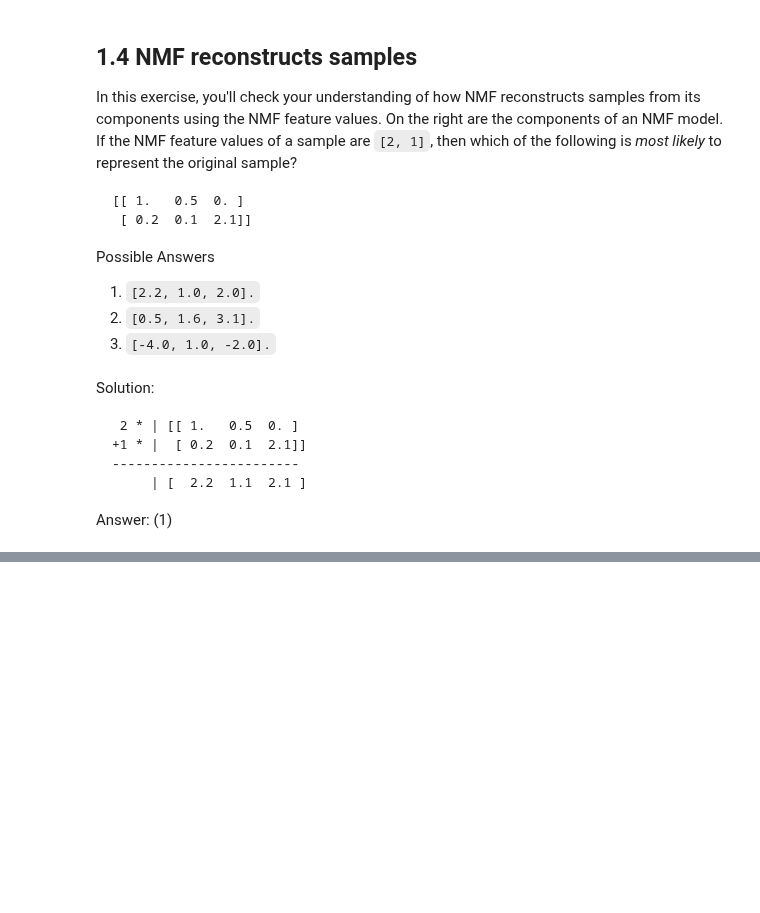
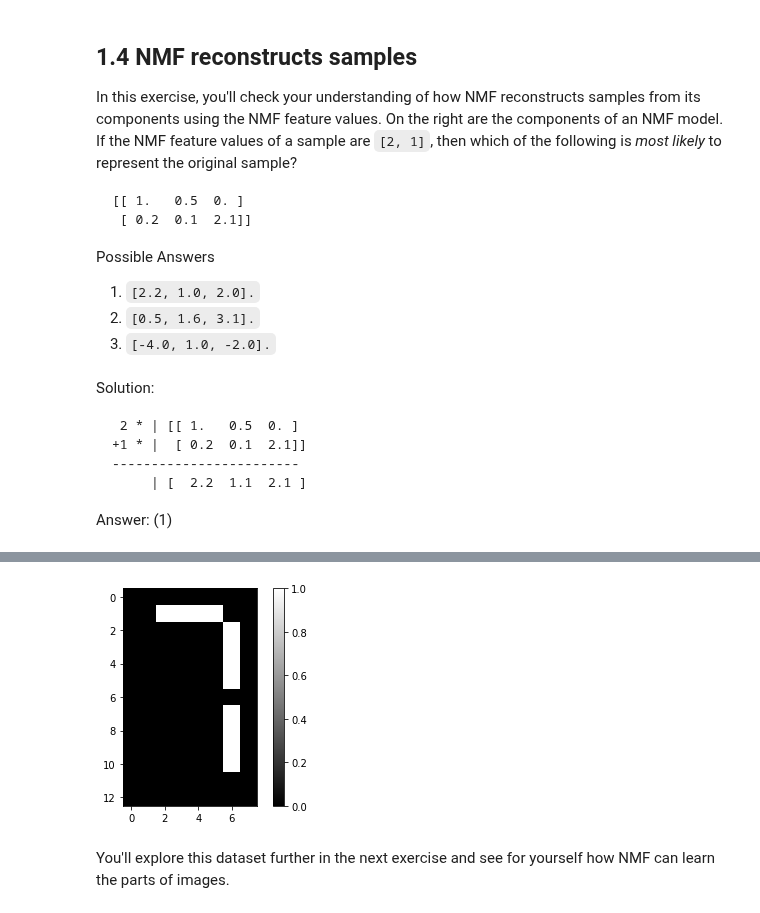
Before and after one commit to mitabunov/DataCamp_pony, a Jupyter notebook: 16_Unsupervised_Learning_in_Python/04_Discovering_interpretable_features.ipynb, the cells around one changed output, grey strips where cells are left out. Cells and saved outputs as stored; diff of their text form; code cells hidden in the pictures; blank space fills up the shorter version.

Commit message:
Updated Discovering interpretable features in Unsupervised Learning
Includes:
2. NMF learns interpretable parts

Added lcd-digits.csv to datasets
Added wikipedia-vocabulary-utf8.txt to datasets

```diff
--- a/16_Unsupervised_Learning_in_Python/04_Discovering_interpretable_features.ipynb
+++ b/16_Unsupervised_Learning_in_Python/04_Discovering_interpretable_features.ipynb
@@ -156,0 +199,12 @@ Answer: (1)
+# %%
+df = pd.read_csv('_datasets/lcd-digits.csv', header=None)
+samples = df.values
+# %%
+# Import pyplot
+from matplotlib import pyplot as plt
+
+# Select the 0th row: digit
+digit = samples[0, :]
+
+# Print digit
+digit
@@ -156,0 +219,6 @@ Answer: (1)
+# %%
+# Reshape digit to a 13x8 array: bitmap
+bitmap = digit.reshape((13, 8))
+
+# Print bitmap
+bitmap
@@ -156,0 +239,9 @@ Answer: (1)
+# %%
+# Use plt.imshow to display bitmap
+plt.imshow(bitmap, cmap='gray', interpolation='nearest')
+plt.colorbar()
+plt.show()
+# %% [output]
+[figure, added]
+# %% [markdown]
+You'll explore this dataset further in the next exercise and see for yourself how NMF can learn the parts of images.
```
Also changed, not shown: parts of 24 cells of this notebook, 2 other files.
